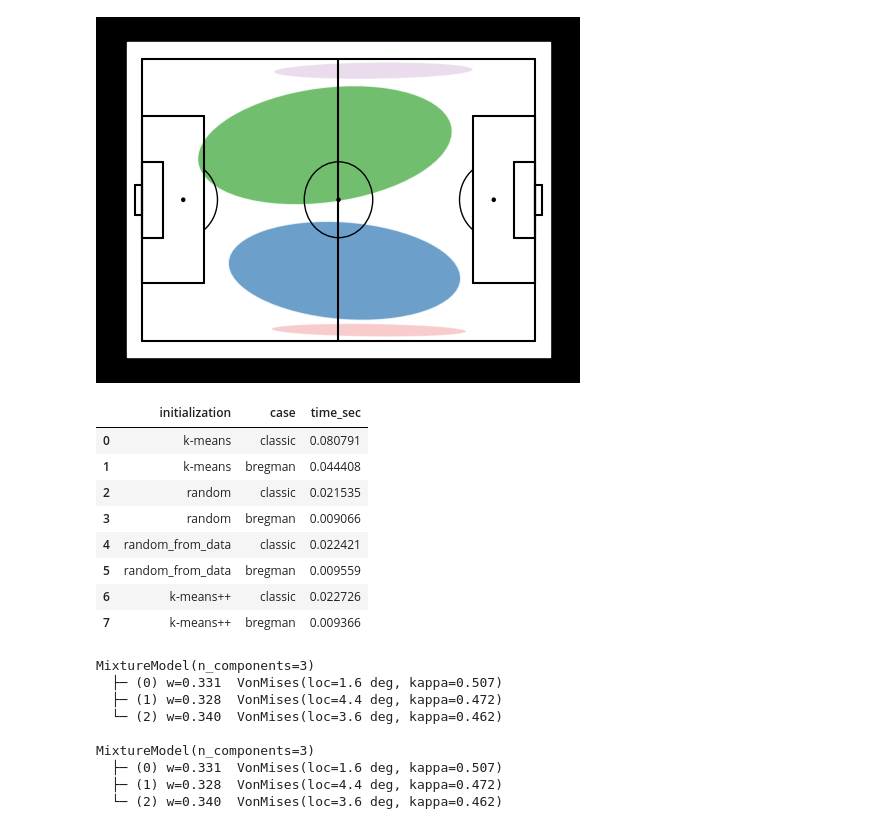
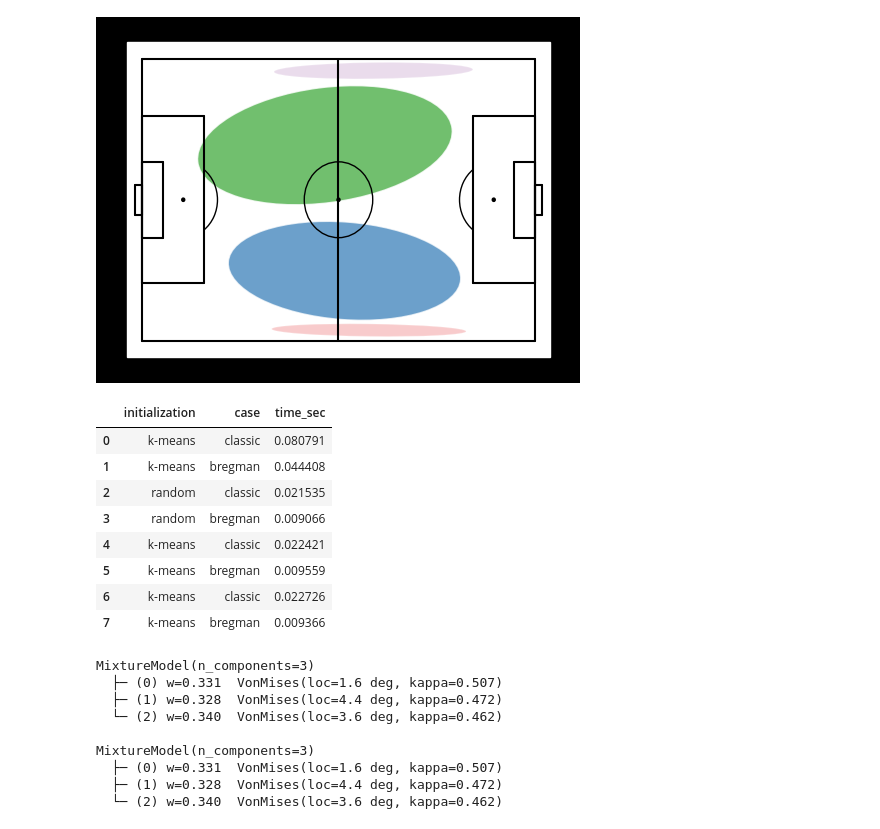
Before and after one commit to Joaquin-Garay/cylindrical-data-lvm, a Jupyter notebook: experiment/03-model.ipynb, the cells around one changed output. Drawn from its saved outputs; the diff is of its cells as text; code cells hidden in the pictures.

```diff
--- a/experiment/03-model.ipynb
+++ b/experiment/03-model.ipynb
@@ -193,7 +193,7 @@ plt.show()
 k_gauss = 4
 all_results = []
 
-for init in ["k-means++", "k-means", "random", "random_from_data"]:
+for init in ["k-means", "k-means", "k-means", "k-means"]:
     times = {}
     results = {}
     models = {}
@@ -253,41 +253,41 @@ k_vm = 3
 all_results_vm = []
 
 
-for init in ["k-means", "random", "random_from_data","k-means++"]:
+for init in ["k-means", "k-means", "k-means","k-means"]:
     times = {}
     results = {}
     models = {}
 
     for case in ["classic", "bregman"]:
         dir_model = sc.MixtureModel(
             [sc.VonMises() for _ in range(k_vm)],
             init=init
         )
         start = time.time()
         results[case] = dir_model.fit(dir_data, verbose=False, m_step_case=case)
         times[case] = time.time() - start
         models[case] = dir_model
 
         all_results_vm.append({
             "initialization": init,
             "case": case,
            # "log_likelihood": round(sc.bic_score_mixture(dir_data, dir_model),4),
             "time_sec": times[case],
             #"ch_score": round(sc.kl_ch_score(dir_data, models[case]), 6),
         })
 
 dir_results = pd.DataFrame(all_results_vm)
 dir_results
 # %% [output]
 |  | initialization | case | time_sec |
 | 0 | k-means | classic | 0.080791 |
 | 1 | k-means | bregman | 0.044408 |
 | 2 | random | classic | 0.021535 |
 | 3 | random | bregman | 0.009066 |
-| 4 | random_from_data | classic | 0.022421 |
-| 5 | random_from_data | bregman | 0.009559 |
-| 6 | k-means++ | classic | 0.022726 |
-| 7 | k-means++ | bregman | 0.009366 |
+| 4 | k-means | classic | 0.022421 |
+| 5 | k-means | bregman | 0.009559 |
+| 6 | k-means | classic | 0.022726 |
+| 7 | k-means | bregman | 0.009366 |
 # %%
 for case in ["classic","bregman"]:
     print(f"{models[case]}\n")
```
Also changed, not shown: parts of 5 cells of this notebook, 17 other files.
